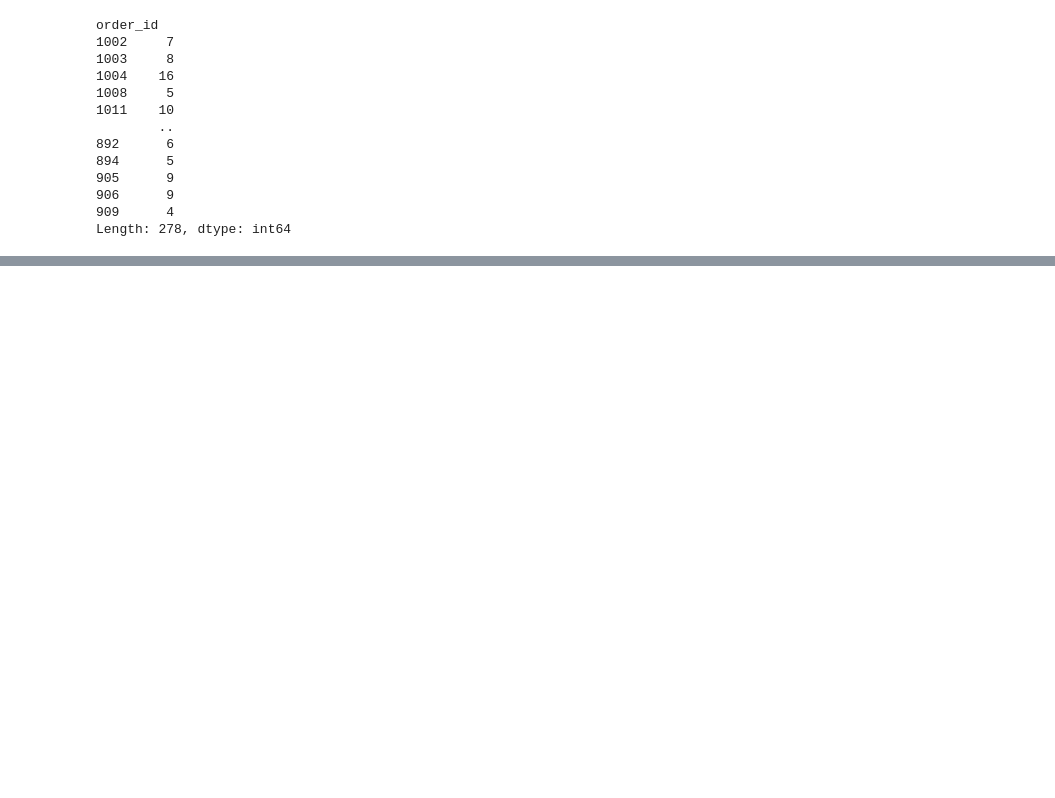
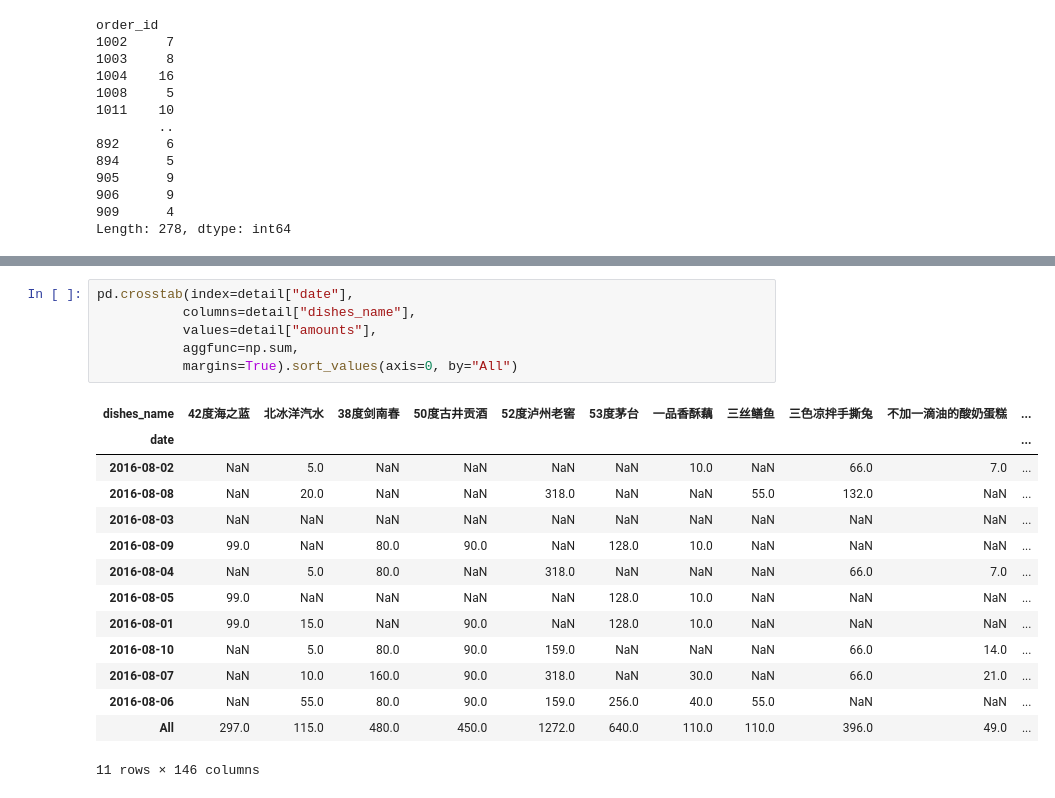
Before and after one commit to jayhebe/Python_Jupyter, a Jupyter notebook: DA20200809-Pandas.ipynb, the cells around one changed output, grey strips where cells are left out. Cells and saved outputs as stored; diff of their text form; blank space fills up the shorter version.

```diff
--- a/DA20200809-Pandas.ipynb
+++ b/DA20200809-Pandas.ipynb
@@ -297,0 +611,21 @@ dtype: float64
+# %%
+pd.crosstab(index=detail["date"],
+           columns=detail["dishes_name"],
+           values=detail["amounts"],
+           aggfunc=np.sum,
+           margins=True).sort_values(axis=0, by="All")
+# %% [output]
+| dishes_name | 42度海之蓝 | 北冰洋汽水 | 38度剑南春 | 50度古井贡酒 | 52度泸州老窖 | 53度茅台 | 一品香酥藕 | 三丝鳝鱼 | 三色凉拌手撕兔 | 不加一滴油的酸奶蛋糕 | ... |
+| date |  |  |  |  |  |  |  |  |  |  | ... |
+| 2016-08-02 | NaN | 5.0 | NaN | NaN | NaN | NaN | 10.0 | NaN | 66.0 | 7.0 | ... |
+| 2016-08-08 | NaN | 20.0 | NaN | NaN | 318.0 | NaN | NaN | 55.0 | 132.0 | NaN | ... |
+| 2016-08-03 | NaN | NaN | NaN | NaN | NaN | NaN | NaN | NaN | NaN | NaN | ... |
+| 2016-08-09 | 99.0 | NaN | 80.0 | 90.0 | NaN | 128.0 | 10.0 | NaN | NaN | NaN | ... |
+| 2016-08-04 | NaN | 5.0 | 80.0 | NaN | 318.0 | NaN | NaN | NaN | 66.0 | 7.0 | ... |
+| 2016-08-05 | 99.0 | NaN | NaN | NaN | NaN | 128.0 | 10.0 | NaN | NaN | NaN | ... |
+| 2016-08-01 | 99.0 | 15.0 | NaN | 90.0 | NaN | 128.0 | 10.0 | NaN | NaN | NaN | ... |
+| 2016-08-10 | NaN | 5.0 | 80.0 | 90.0 | 159.0 | NaN | NaN | NaN | 66.0 | 14.0 | ... |
+| 2016-08-07 | NaN | 10.0 | 160.0 | 90.0 | 318.0 | NaN | 30.0 | NaN | 66.0 | 21.0 | ... |
+| 2016-08-06 | NaN | 55.0 | 80.0 | 90.0 | 159.0 | 256.0 | 40.0 | 55.0 | NaN | NaN | ... |
+| All | 297.0 | 115.0 | 480.0 | 450.0 | 1272.0 | 640.0 | 110.0 | 110.0 | 396.0 | 49.0 | ... |
+11 rows × 146 columns
```
Also changed, not shown: parts of 29 cells of this notebook, 2 other files.
